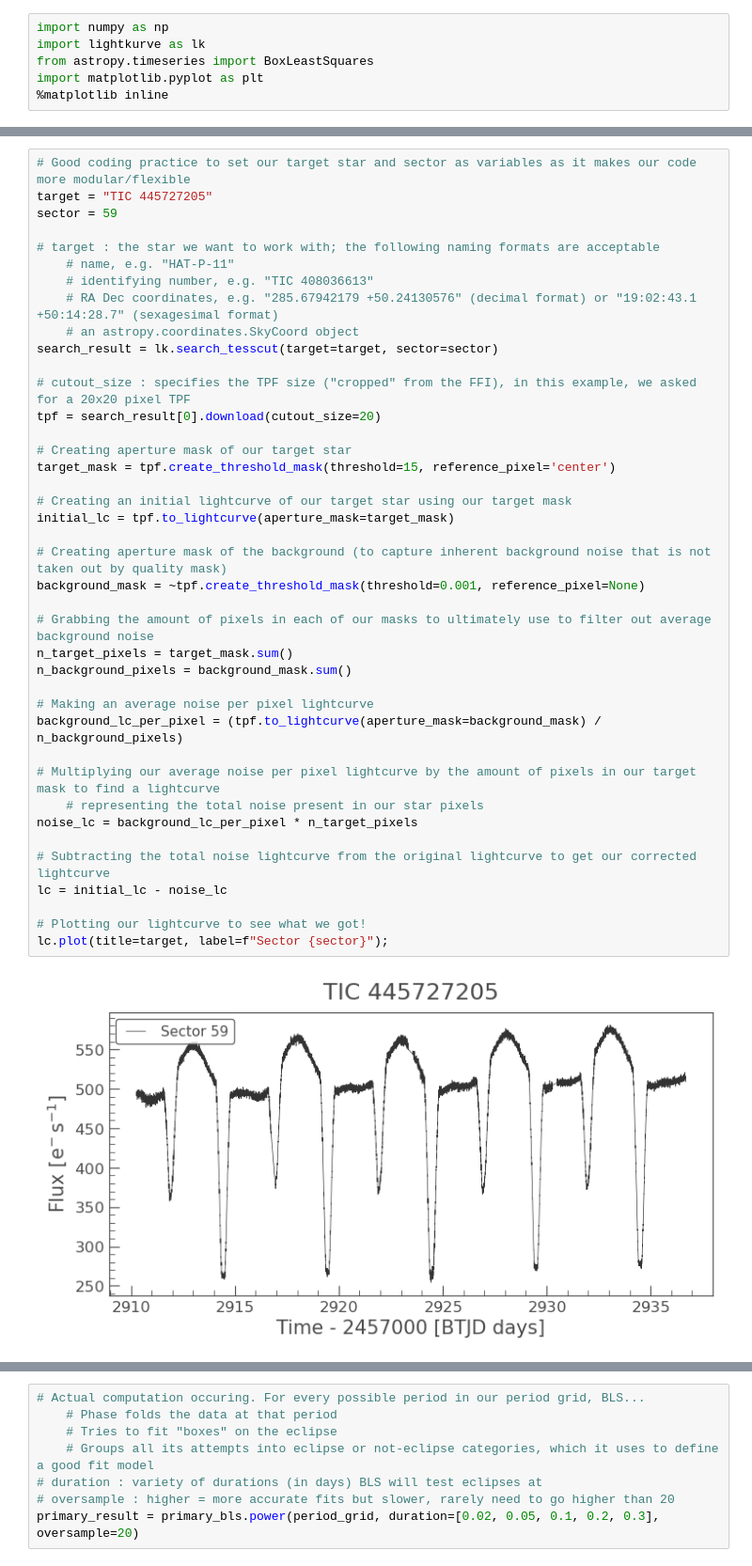
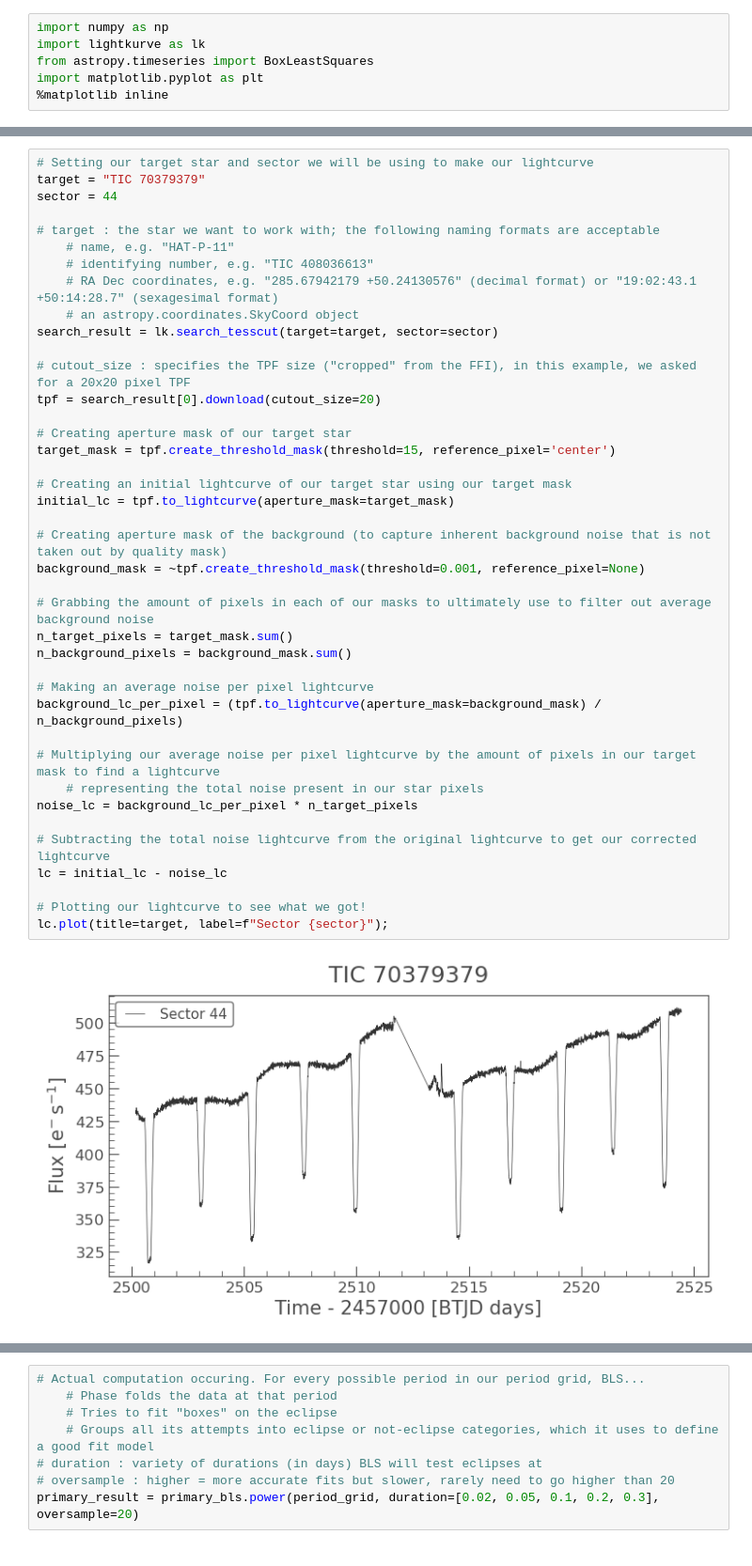
Before and after one commit to aidanniklaus/Summer-Research-2026, a Jupyter notebook: BLS Flattening on Eclipsing Binaries/BLS_TESS_Stars.ipynb, the cells around one changed output, grey strips where cells are left out. Shown at 94% size. Cells and saved outputs as stored; diff of their text form.

```diff
--- a/BLS Flattening on Eclipsing Binaries/BLS_TESS_Stars.ipynb
+++ b/BLS Flattening on Eclipsing Binaries/BLS_TESS_Stars.ipynb
@@ -40,7 +38,7 @@ In order to use Astropy's BoxLeastSquares to flatten an eclipsing binary lightcu
 # %%
-# Good coding practice to set our target star and sector as variables as it makes our code more modular/flexible
-target = "TIC 445727205"
-sector = 59
+# Setting our target star and sector we will be using to make our lightcurve
+target = "TIC 70379379"
+sector = 44
 
 # target : the star we want to work with; the following naming formats are acceptable
     # name, e.g. "HAT-P-11"
@@ -51,31 +49,31 @@ search_result = lk.search_tesscut(target=target, sector=sector)
 
 # cutout_size : specifies the TPF size ("cropped" from the FFI), in this example, we asked for a 20x20 pixel TPF
 tpf = search_result[0].download(cutout_size=20)
 
 # Creating aperture mask of our target star
 target_mask = tpf.create_threshold_mask(threshold=15, reference_pixel='center')
 
 # Creating an initial lightcurve of our target star using our target mask
 initial_lc = tpf.to_lightcurve(aperture_mask=target_mask)
 
 # Creating aperture mask of the background (to capture inherent background noise that is not taken out by quality mask)
 background_mask = ~tpf.create_threshold_mask(threshold=0.001, reference_pixel=None)
 
 # Grabbing the amount of pixels in each of our masks to ultimately use to filter out average background noise
 n_target_pixels = target_mask.sum()
 n_background_pixels = background_mask.sum()
 
 # Making an average noise per pixel lightcurve
 background_lc_per_pixel = (tpf.to_lightcurve(aperture_mask=background_mask) / n_background_pixels)
 
 # Multiplying our average noise per pixel lightcurve by the amount of pixels in our target mask to find a lightcurve
     # representing the total noise present in our star pixels
 noise_lc = background_lc_per_pixel * n_target_pixels
 
 # Subtracting the total noise lightcurve from the original lightcurve to get our corrected lightcurve
 lc = initial_lc - noise_lc
 
 # Plotting our lightcurve to see what we got!
 lc.plot(title=target, label=f"Sector {sector}");
 # %% [output]
-[figure, old version]
+[figure, new version]
```
Also changed, not shown: parts of 56 cells of this notebook.
